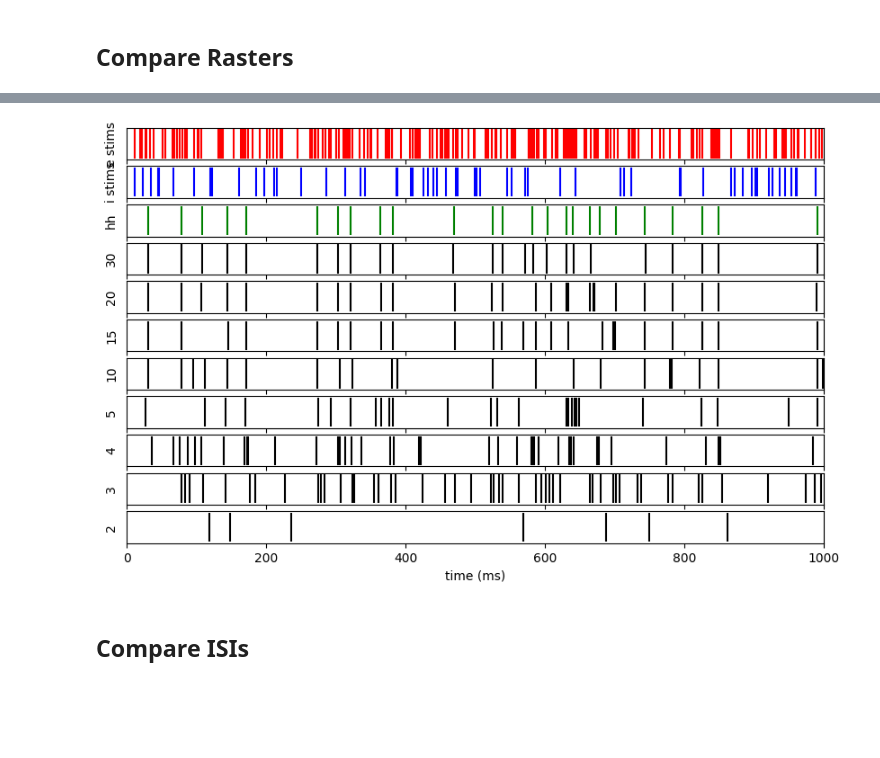
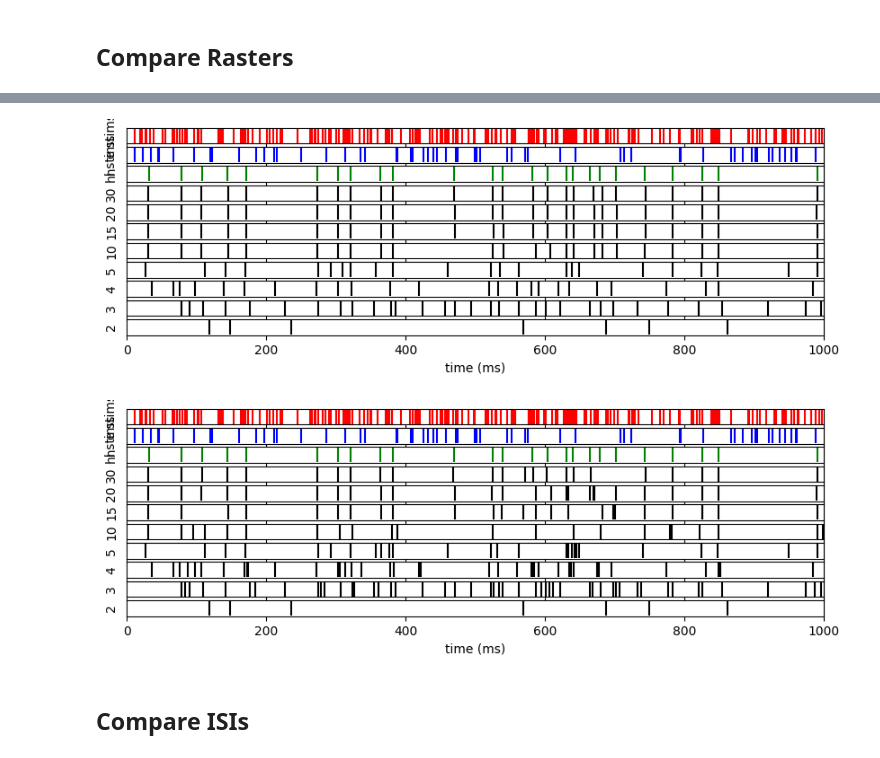
Before and after one commit to ec753/event_based_neuron, a Jupyter notebook: notebooks/nInputs_analysis.ipynb, the cells around one changed output, grey strips where cells are left out. Saved outputs shown, nothing was run; the diff lists cells and outputs as text; code cells hidden in the pictures; blank space fills up the shorter version.

```diff
--- a/notebooks/nInputs_analysis.ipynb
+++ b/notebooks/nInputs_analysis.ipynb
@@ -302,7 +267,11 @@ compare_rasters('base', nInputs_results, gTruth_results)
-# %%
-compare_rasters('wb', nInputs_wb_results, gTruth_wb_results)
-# %% [output]
-[figure, removed]
+# %%
+compare_rasters(nInputs_results['wb_os'], conductance_model_spikes['wb'])
+# %% [output]
+[figure, added]
+# %%
+compare_rasters(nInputs_results['wb_nos'], conductance_model_spikes['wb'])
+# %% [output]
+[figure, added]
 # %% [markdown]
 ## Compare ISIs
 # %%
```
Also changed, not shown: parts of 38 cells of this notebook, 9 other files.
